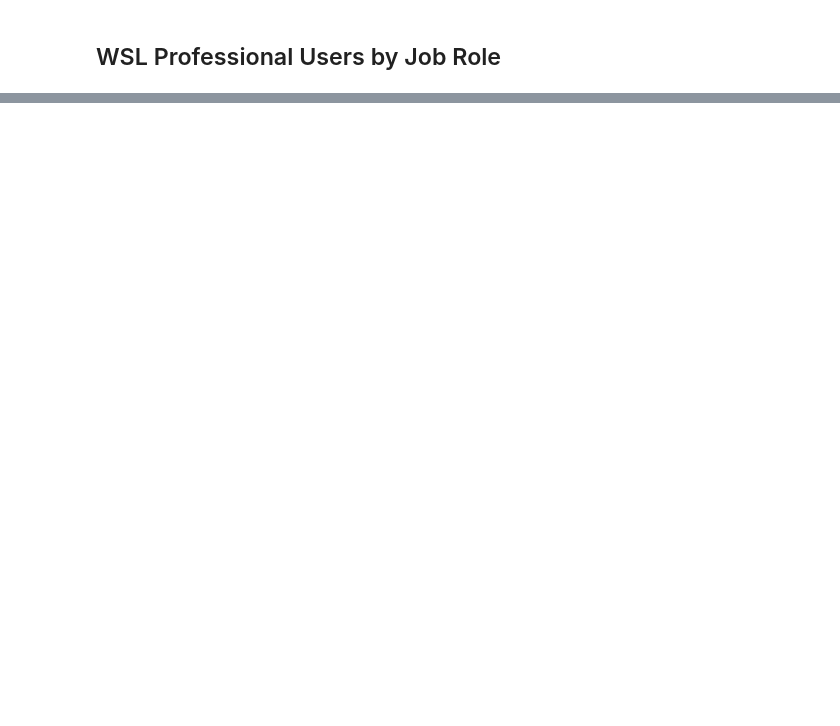
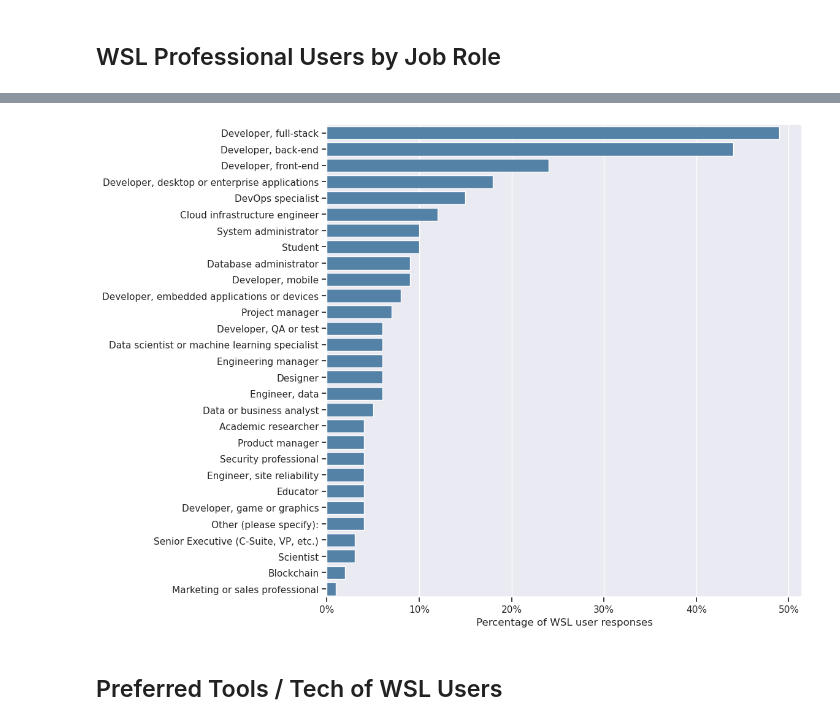
Before and after one commit to local-optimum/stackoverflow-ws-insights, a Jupyter notebook: SO22_WSL.ipynb, the cells around one changed output, grey strips where cells are left out. Saved outputs shown, nothing was run; the diff lists cells and outputs as text; code cells hidden in the pictures; blank space fills up the shorter version.

```diff
--- a/SO22_WSL.ipynb
+++ b/SO22_WSL.ipynb
@@ -81,0 +99,11 @@ devsum
+# %%
+fig, ax1 = plt.subplots(figsize=(10, 10))
+chart = sns.barplot(y='DevType', x='WSLpercent', data=devsum.sort_values(by='WSLpercent', ascending = False), color='SteelBlue', ax=ax1)
+chart.axes.xaxis.set_major_formatter(PercentFormatter(1))
+ax1.set_xlabel("Percentage of WSL user responses")
+ax1.set_ylabel("")
+plt.show()
+# %% [output]
+[figure, added]
+# %% [markdown]
+## Preferred Tools / Tech of WSL Users
```
Also changed, not shown: parts of 7 cells of this notebook.
